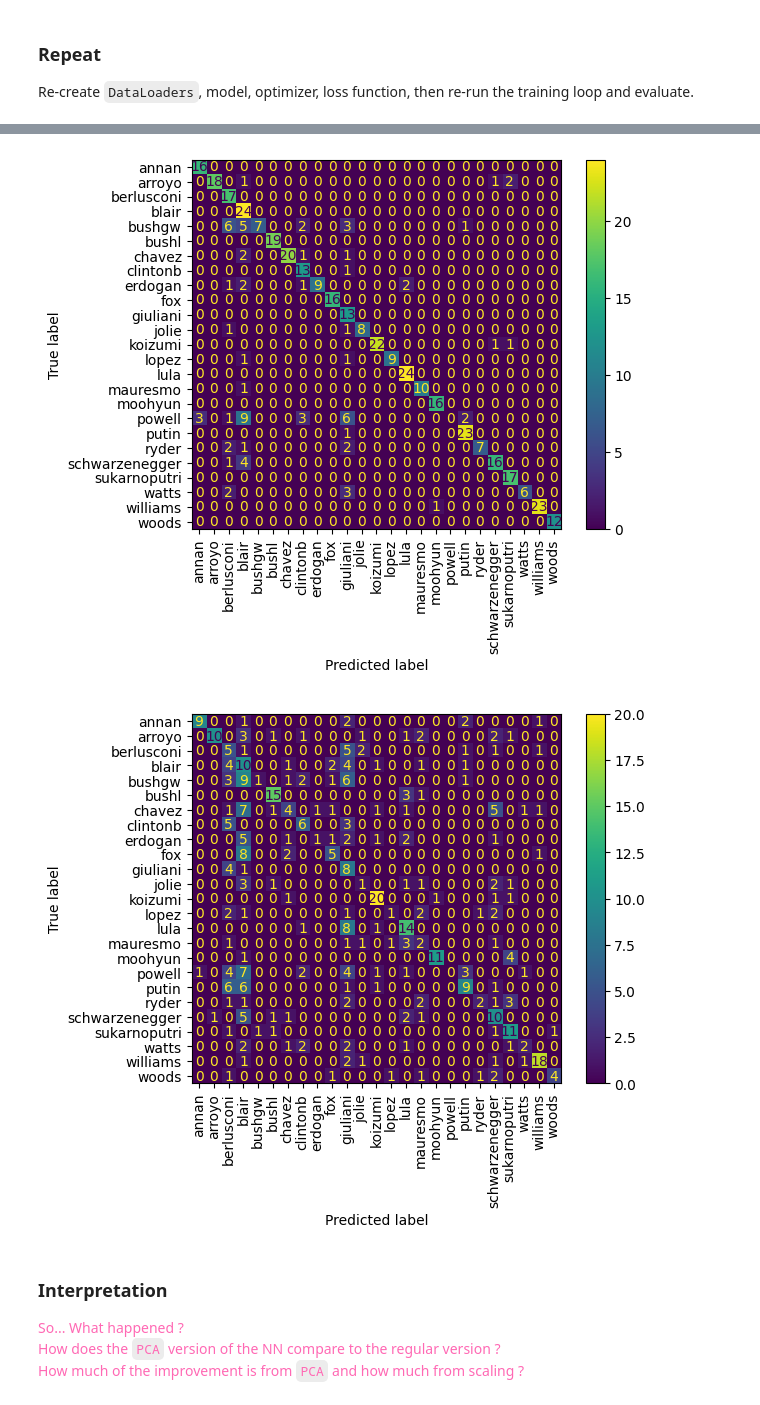
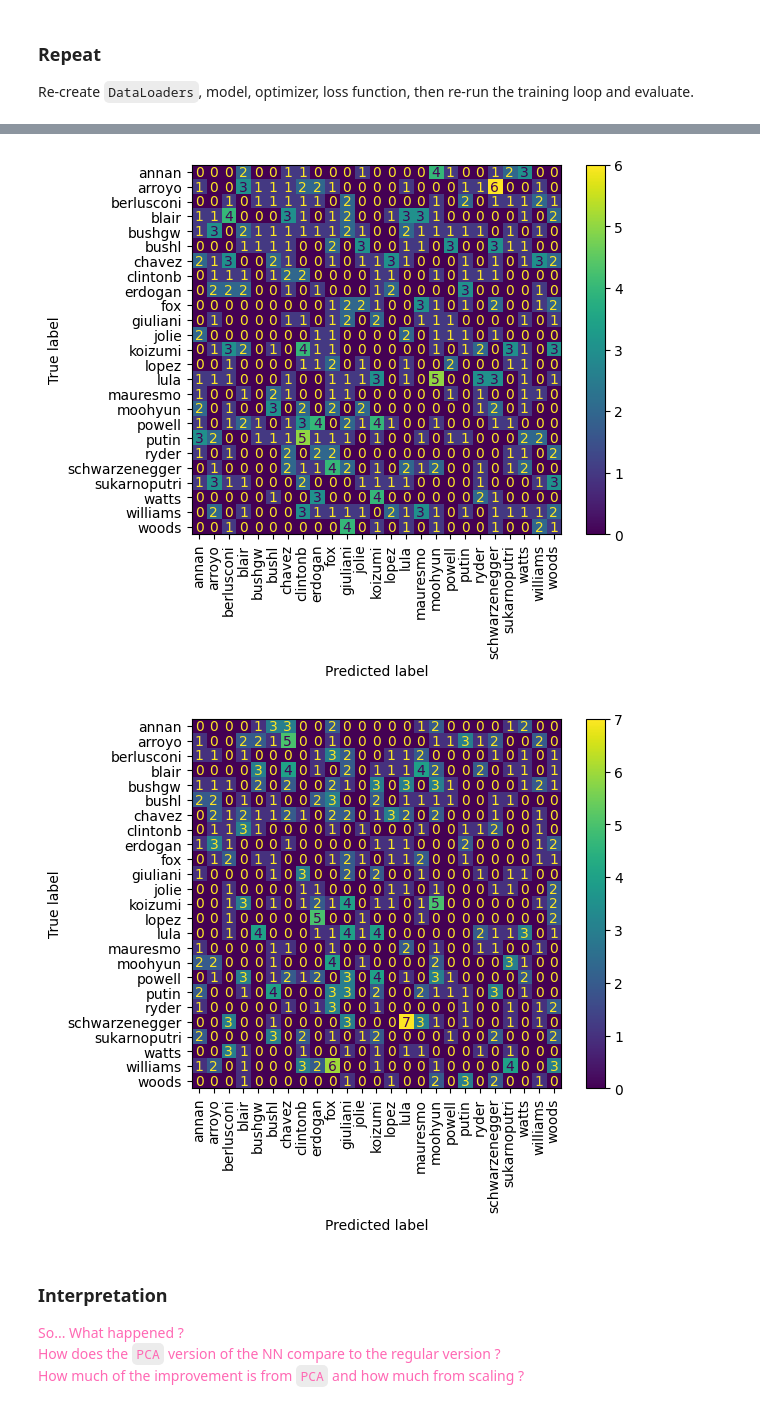
Before and after one commit to 9103hf24na/HW12, a Jupyter notebook: HW12.ipynb, the cells around one changed output, grey strips where cells are left out. Saved outputs shown, nothing was run; the diff lists cells and outputs as text; code cells hidden in the pictures.

```diff
--- a/HW12.ipynb
+++ b/HW12.ipynb
@@ -199,6 +199,7 @@ For the `PCA`, an explained variance of about $90\%$ should be good, and, after
 # %%
 # TODO: Scale
 scaler = StandardScaler()
+train_df = pd.DataFrame(train)
 train_pixels_scaled = scaler.fit_transform(train_df["pixels"].apply(pd.Series))
 
 test_pixels = pd.DataFrame(test["pixels"])
@@ -209,20 +210,19 @@ face_pca = PCA(n_components=0.9)
 train_pca = face_pca.fit_transform(train_pixels_scaled)
 
 train_pca_df = pd.DataFrame(train_pca)
-train_pca_df["labels"] = train_df["labels"]
+
 
 test_pca = face_pca.transform(test_pixels_scaled)
 test_pca_df = pd.DataFrame(test_pca)
-test_pca_df["labels"] = test["labels"]
+
 
 # TODO: Scale
 scaler1 = StandardScaler()
 x_train_pca_scaled = scaler1.fit_transform(train_pca)
 x_test_pca_scaled = scaler1.transform(test_pca)
 
-# Ensure x_train_pca_scaled and x_test_pca_scaled are NumPy arrays
-x_train_pca_scaled = np.array(x_train_pca_scaled)  # Convert to numpy array explicitly
-x_test_pca_scaled = np.array(x_test_pca_scaled)    # Convert to numpy array explicitly
+x_train_pca_scaled = np.array(x_train_pca_scaled)
+x_test_pca_scaled = np.array(x_test_pca_scaled)
 
 # TODO: Tensors
 x_train_tensor_scaled = torch.tensor(x_train_pca_scaled, dtype=torch.float32)
@@ -237,8 +234,8 @@ Re-create `DataLoaders`, model, optimizer, loss function, then re-run the traini
 # %%
 
 ## FOR NAHLA- https://pytorch.org/tutorials/beginner/introyt/tensors_deeper_tutorial.html
-x_train = torch.tensor(x_train, dtype=torch.float32) ## kept getting this error tensor(): argument 'dtype' must be torch.dtype, not module, chatgpt said to add .float32
-x_test = torch.tensor(x_test, dtype=torch.float32)
+x_train = x_train_tensor_scaled
+x_test = x_test_tensor_scaled
 y_train = torch.tensor(y_train, dtype=torch.long)
 y_test = torch.tensor(y_test, dtype=torch.long)
 
@@ -340,5 +337,5 @@ test error 0.5913
-[figure, old version]
+[figure, new version]
-[figure, old version]
+[figure, new version]
 # %% [markdown]
 ### Interpretation
 
```
Also changed, not shown: parts of 4 cells of this notebook.
